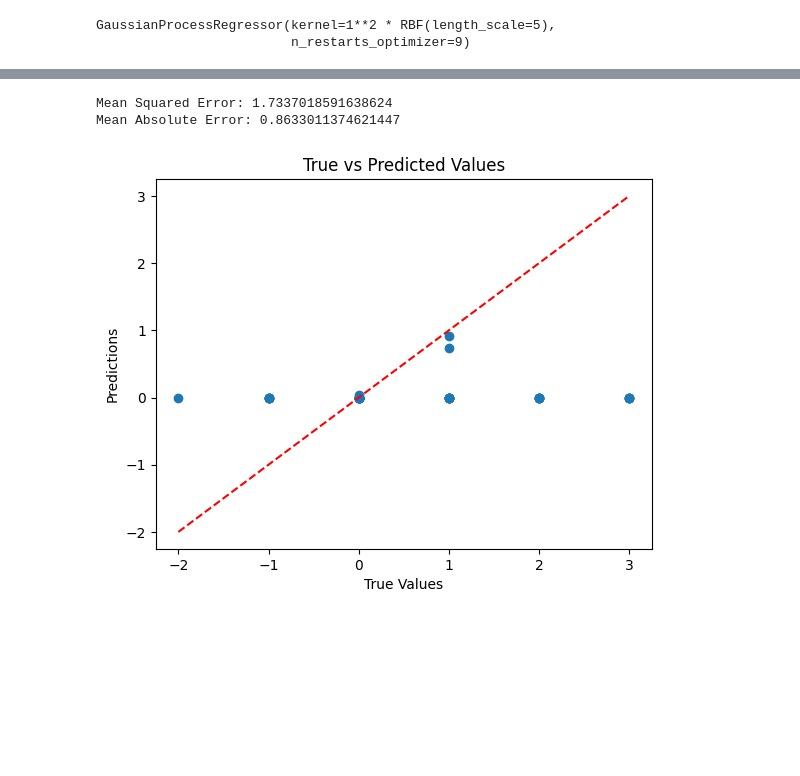
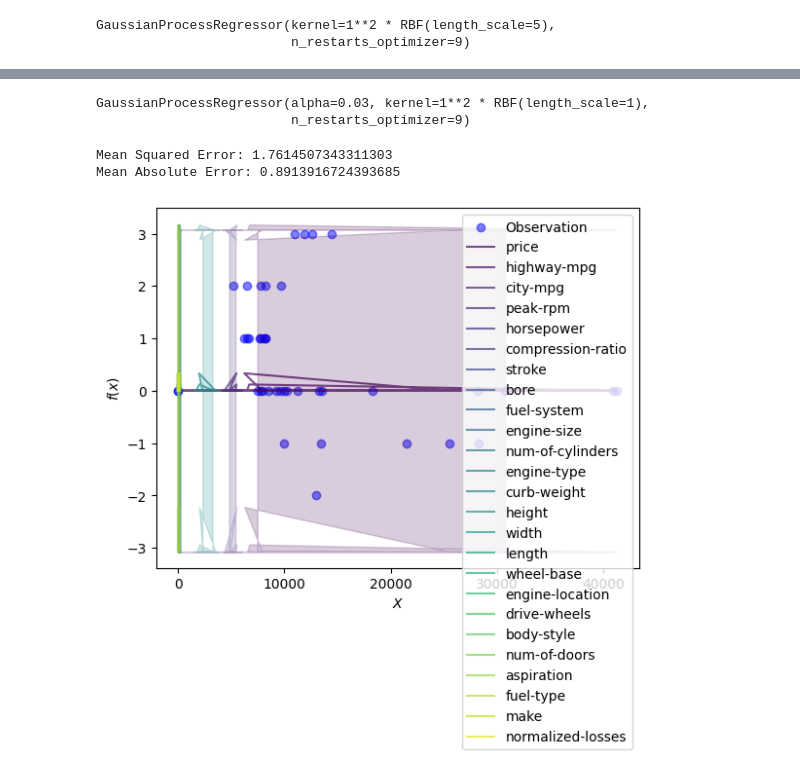
Before and after one commit to Suraj6E/ModelOptimization, a Jupyter notebook: Regression.ipynb, the cells around one changed output, grey strips where cells are left out. Drawn from its saved outputs; the diff is of its cells as text; code cells hidden in the pictures; blank space fills up the shorter version.

Commit message:
normal vs noisy data observation

```diff
--- a/Regression.ipynb
+++ b/Regression.ipynb
@@ -147,3 +138,12 @@ gaussian_process.fit(X_train, y_train)
 # %% [output]
 GaussianProcessRegressor(kernel=1**2 * RBF(length_scale=5),
                          n_restarts_optimizer=9)
+# %%
+# Evaluate model
+mean_prediction, std_prediction = gaussian_process.predict(X_test, return_std=True)
+mse = mean_squared_error(y_test, mean_prediction)
+mae = mean_absolute_error(y_test, mean_prediction)
+print("Mean Squared Error:", mse)
+print("Mean Absolute Error:", mae)
+
+mean_prediction
@@ -150,3 +191,15 @@ GaussianProcessRegressor(kernel=1**2 * RBF(length_scale=5),
+# %%
+# Add noise to training targets
+rng = np.random.RandomState(1)
+noise_std = np.sqrt(0.03)
+y_train_noisy = y_train + rng.normal(loc=0.0, scale=noise_std, size=y_train.shape)
+# %%
+# Train Gaussian Process with noisy training data
+gaussian_process = GaussianProcessRegressor(kernel=kernel, alpha=noise_std**2, n_restarts_optimizer=9)
+gaussian_process.fit(X_train, y_train_noisy)
+# %% [output]
+GaussianProcessRegressor(alpha=0.03, kernel=1**2 * RBF(length_scale=1),
+                         n_restarts_optimizer=9)
 # %%
 # Evaluate model
 mean_prediction, std_prediction = gaussian_process.predict(X_test, return_std=True)
@@ -155,15 +208,29 @@ mae = mean_absolute_error(y_test, mean_prediction)
 print("Mean Squared Error:", mse)
 print("Mean Absolute Error:", mae)
 # %% [output]
-Mean Squared Error: 1.7337018591638624
-Mean Absolute Error: 0.8633011374621447
+Mean Squared Error: 1.7614507343311303
+Mean Absolute Error: 0.8913916724393685
-# %%
-# Visualize results
-plt.scatter(y_test, mean_prediction)
-plt.plot([min(y_test), max(y_test)], [min(y_test), max(y_test)], linestyle='--', color='red')
-plt.xlabel("True Values")
-plt.ylabel("Predictions")
-plt.title("True vs Predicted Values")
-plt.show()
-# %% [output]
-[figure, removed]
+# %%
+# Scatter plot for observations
+plt.scatter(X_test[:, 0], y_test, label="Observation", color='blue', alpha=0.5)
+
+# Plot mean prediction and confidence interval for each feature
+for i in range(X_test.shape[1]):
+    feature_label = features_df.columns[i]
+    color = plt.cm.viridis(i / X_test.shape[1])  # Using a colormap to generate different colors
+
+    plt.plot(X_test[:, i], mean_prediction, label=feature_label, color=color, alpha=0.7)
+    plt.fill_between(
+        X_test[:, i],
+        mean_prediction - 2 * std_prediction,
+        mean_prediction + 2 * std_prediction,
+        alpha=0.2,
+        color=color
+    )
+
+plt.legend()
+plt.xlabel("$X$")
+plt.ylabel("$f(x)$")
+plt.show()
+# %% [output]
+[figure, added]
```
Also changed, not shown: parts of 7 cells of this notebook.
